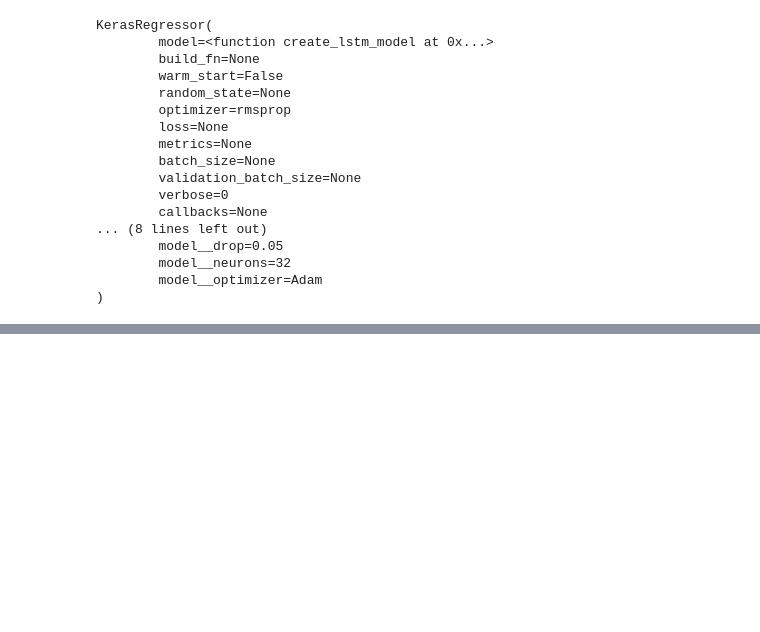
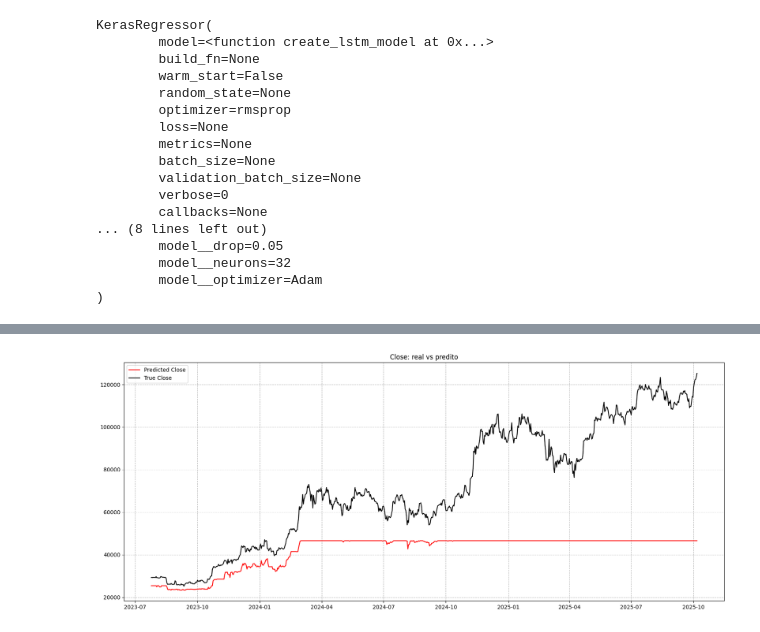
Before and after one commit to gusdiaso/crypto_predict, a Jupyter notebook: bitcoin.ipynb, the cells around one changed output, grey strips where cells are left out. Saved outputs shown, nothing was run; the diff lists cells and outputs as text; code cells hidden in the pictures; blank space fills up the shorter version.

```diff
--- a/bitcoin.ipynb
+++ b/bitcoin.ipynb
@@ -453,0 +633,14 @@ plt.show()
+# %%
+dias_analise=30
+
+plt.figure(figsize=(20,8))
+plt.plot(data.index[-len(y_pred):], y_pred, color="red", marker=",", label='Predicted Close')
+plt.plot(data.index[-len(y_test):], y_test, color="black", marker=",", label='True Close')
+# plt.plot(data.index[-dias_analise:], y_pred[-dias_analise:], color="red", marker=",", label='Predicted Close')
+# plt.plot(data.index[-dias_analise:], y_test[-dias_analise:], color="black", marker=",", label='True Close')
+plt.title('Close: real vs predito')
+plt.legend()
+plt.grid(True, linestyle="--")
+plt.show()
+# %% [output]
+[figure, added]
```
Also changed, not shown: parts of 36 cells of this notebook.
